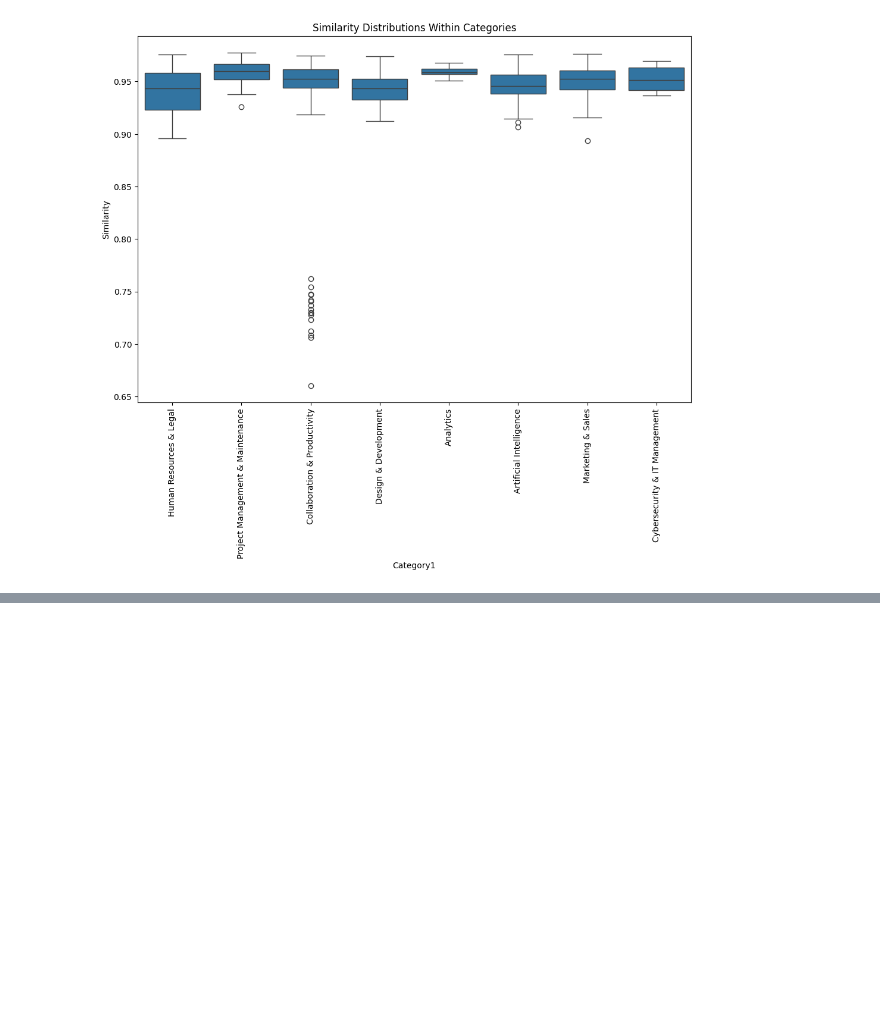
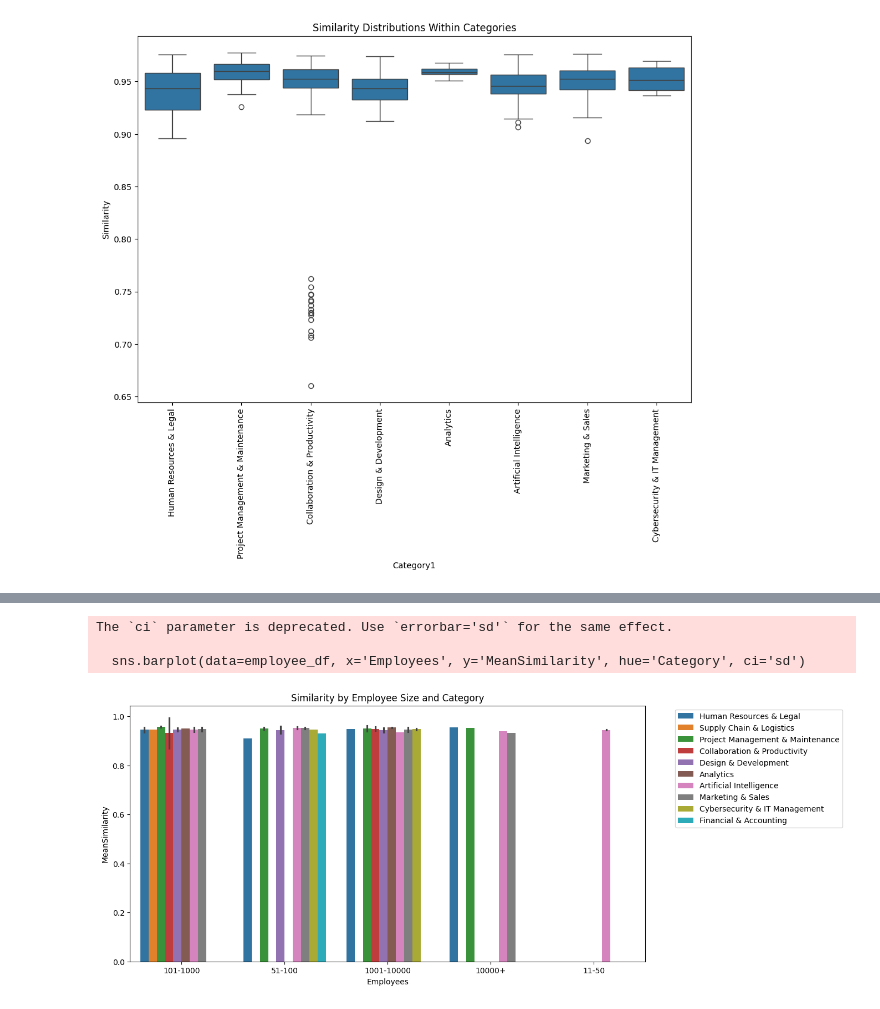
Before and after one commit to kasztelmacko/law_ml, a Jupyter notebook: simmilarity.ipynb, the cells around one changed output, grey strips where cells are left out. Cells and saved outputs as stored; diff of their text form; code cells hidden in the pictures; blank space fills up the shorter version.

```diff
--- a/simmilarity.ipynb
+++ b/simmilarity.ipynb
@@ -167,0 +209,11 @@ plt.show()
+# %%
+plt.figure(figsize=(12, 6))
+sns.barplot(data=employee_df, x='Employees', y='MeanSimilarity', hue='Category', ci='sd')
+plt.title("Similarity by Employee Size and Category")
+plt.legend(bbox_to_anchor=(1.05, 1), loc='upper left')
+plt.show()
+# %% [output]
+The `ci` parameter is deprecated. Use `errorbar='sd'` for the same effect.
+
+  sns.barplot(data=employee_df, x='Employees', y='MeanSimilarity', hue='Category', ci='sd')
+[figure, added]
```
Also changed, not shown: parts of 4 cells of this notebook.
